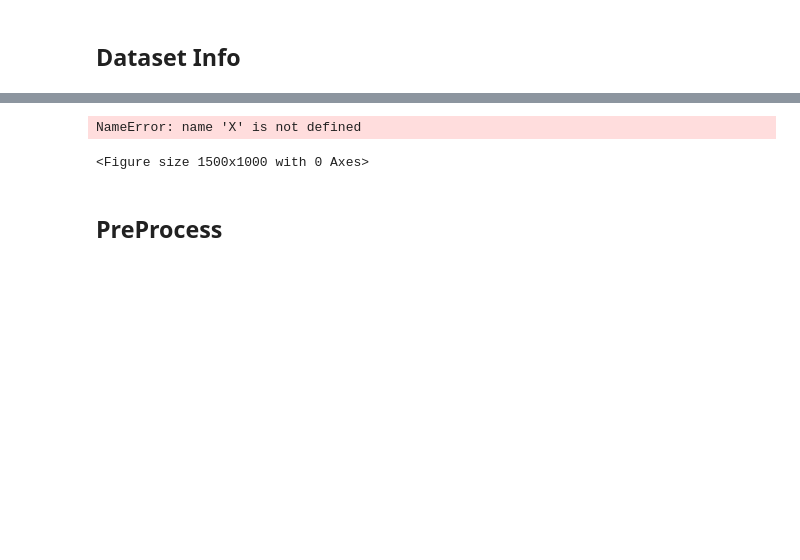
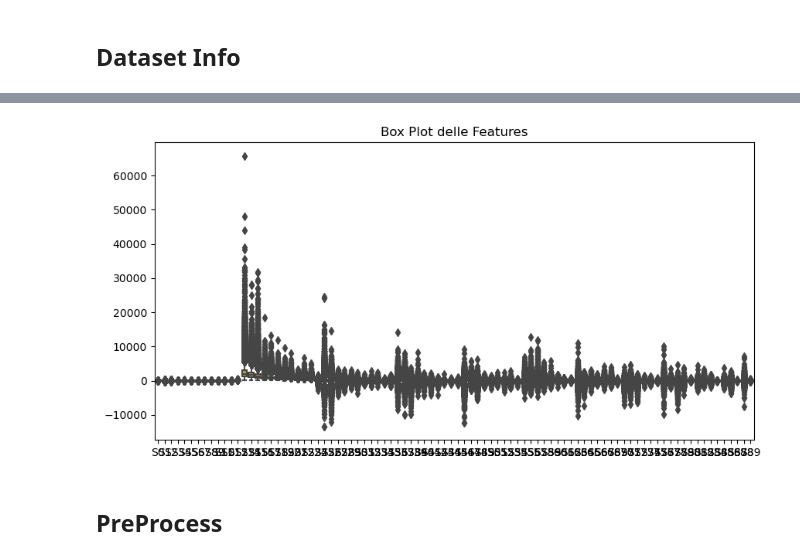
Before and after one commit to AndreaAccornero/DataAnalyticsProject, a Jupyter notebook: Training_Module/1-Modelli.ipynb, the cells around one changed output, grey strips where cells are left out. Cells and saved outputs as stored; diff of their text form; code cells hidden in the pictures; blank space fills up the shorter version.

```diff
--- a/Training_Module/1-Modelli.ipynb
+++ b/Training_Module/1-Modelli.ipynb
@@ -62,14 +93,13 @@ Number of columns:  91
 # %%
 import seaborn as sns
 import matplotlib.pyplot as plt
 
-plt.figure(figsize=(15, 10))
+plt.figure(figsize=(10, 5))
 sns.boxplot(X)
 plt.title('Box Plot delle Features')
 plt.show()
 # %% [output]
-NameError: name 'X' is not defined
-<Figure size 1500x1000 with 0 Axes>
+[figure, added]
 # %% [markdown]
 ## PreProcess
 # %%
```
Also changed, not shown: parts of 11 cells of this notebook, 8 other files.
